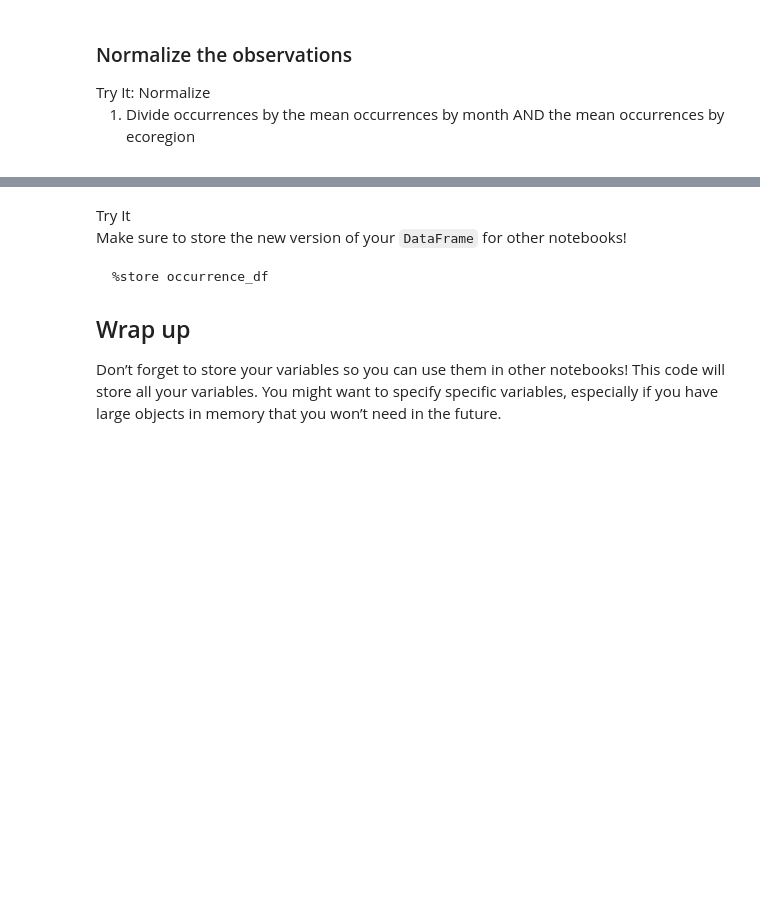
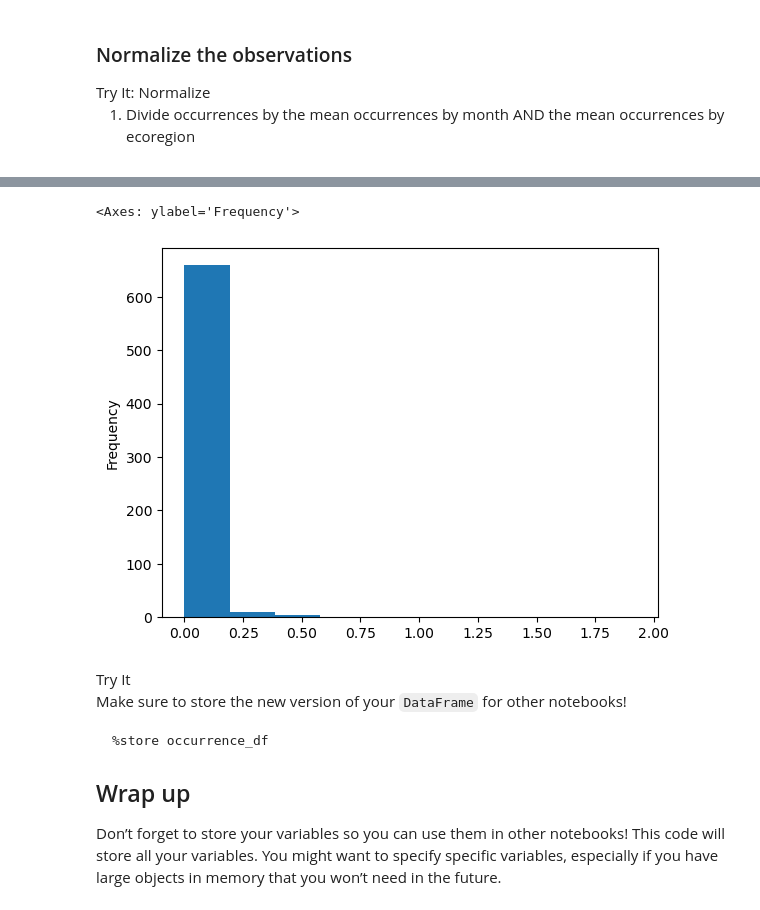
Before and after one commit to cu-esiil-edu/03-migration-tcharging9788, a Jupyter notebook: notebooks/migration-32-normalize.ipynb, the cells around one changed output, grey strips where cells are left out. Saved outputs shown, nothing was run; the diff lists cells and outputs as text; code cells hidden in the pictures; blank space fills up the shorter version.

```diff
--- a/notebooks/migration-32-normalize.ipynb
+++ b/notebooks/migration-32-normalize.ipynb
@@ -152,3 +157,8 @@ mean_occurrences_by_month
 <li>Divide occurrences by the mean occurrences by month AND the mean
 occurrences by ecoregion</li>
 </ol></div></div>
+# %%
+# normalize bythe spatial area of the ecoregion
+occurrence_df['occurrences_norm_area'] = (
+    occurrence_df.occurrences / occurrence_df.area)
+occurrence_df
@@ -155,10 +180,14 @@ occurrences by ecoregion</li>
 # %%
 # Normalize by space and time for sampling effort
 occurrence_df['norm_occurrences'] = (
-    occurrence_df
-    ...
+    occurrence_df.occurrences_norm_area
+  / mean_occurrences_by_ecoregion.occurrences
+  / mean_occurrences_by_ecoregion.occurrences
 )
-occurrence_df
+occurrence_df.norm_occurrences.plot.hist()
+# %% [output]
+<Axes: ylabel='Frequency'>
+[figure, added]
 # %% [markdown]
 <link rel="stylesheet" type="text/css" href="./assets/styles.css"><div class="callout callout-style-default callout-titled callout-task"><div class="callout-header"><div class="callout-icon-container"><i class="callout-icon"></i></div><div class="callout-title-container flex-fill">Try It</div></div><div class="callout-body-container callout-body"><p>Make sure to store the new version of your <code>DataFrame</code> for
 other notebooks!</p>
```
Also changed, not shown: parts of 3 cells of this notebook.
